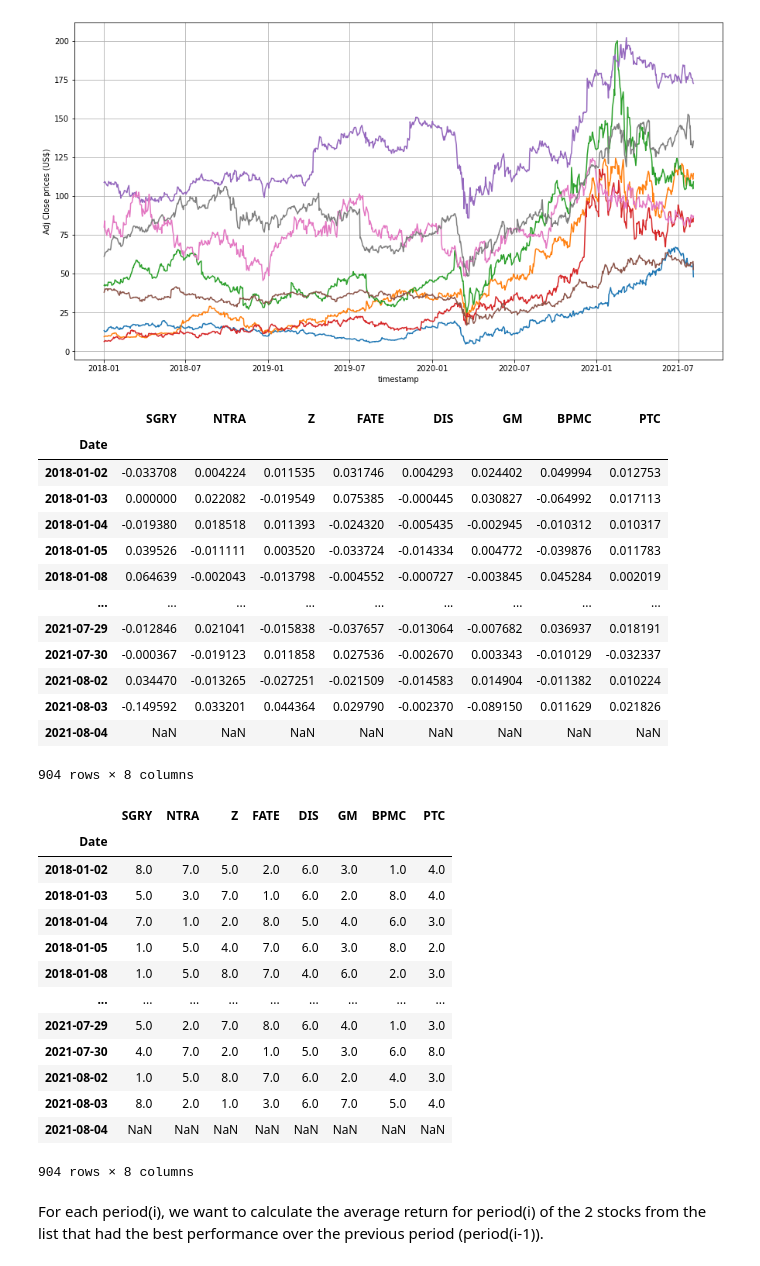
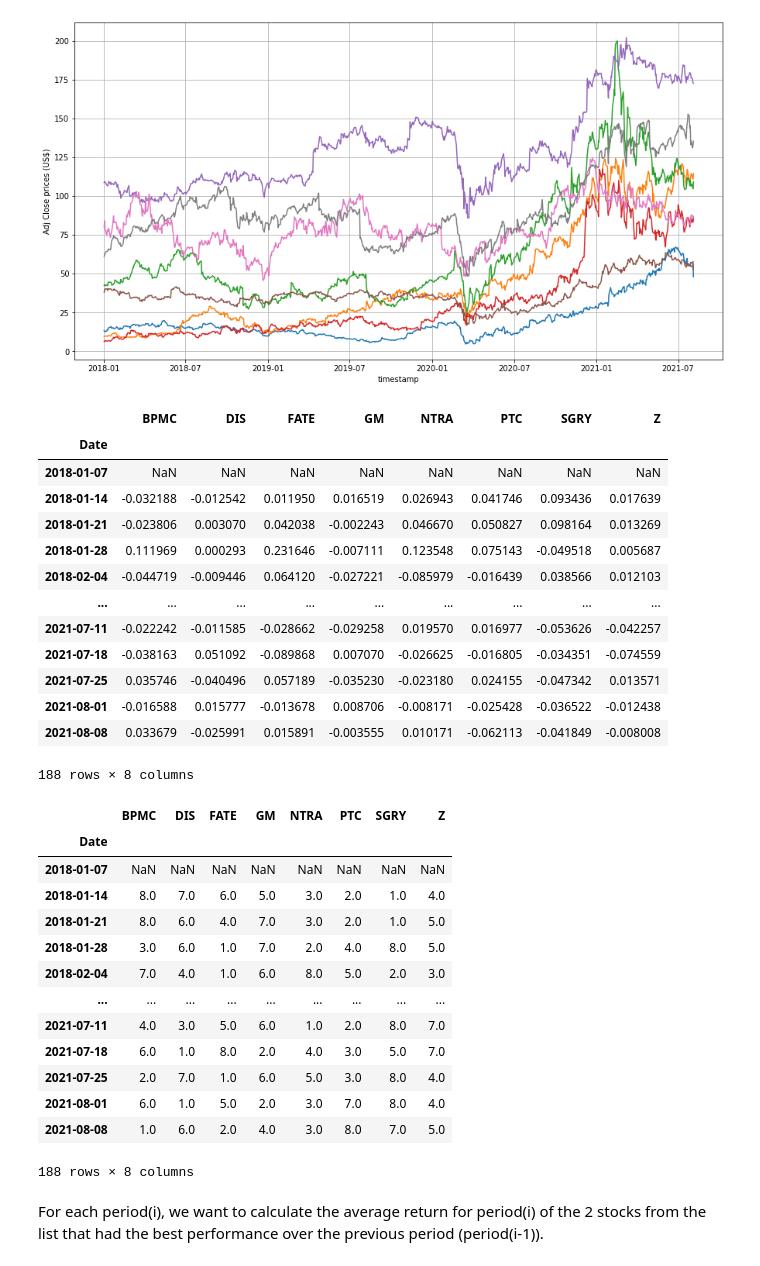
Before and after one commit to saritmaitra/Momentum_Trading, a Jupyter notebook: Weekly_Series_Momentum_Signal.ipynb, the cells around one changed output. Cells and saved outputs as stored; diff of their text form; code cells hidden in the pictures.

```diff
--- a/Weekly_Series_Momentum_Signal.ipynb
+++ b/Weekly_Series_Momentum_Signal.ipynb
@@ -48,42 +51,46 @@ plt.grid(True); plt.show()
 # %%
-returns = prices.copy()
-returns = returns.apply(lambda x: x.shift(-1)/x - 1, axis = 0)
-returns # sanity check
+# returns = prices.copy()
+weekly_returns = df['Adj Close'].resample('w').mean().pct_change()
+# prices.pct_change().resample('w').agg(lambda x: (x+1).prod() - 1)
+
+
+# returns.apply(lambda x: x.shift(-1)/x - 1, axis = 0)
+weekly_returns # sanity check
 # %% [output]
-|  | SGRY | NTRA | Z | FATE | DIS | GM | BPMC | PTC |
+|  | BPMC | DIS | FATE | GM | NTRA | PTC | SGRY | Z |
 | Date |  |  |  |  |  |  |  |  |
-| 2018-01-02 | -0.033708 | 0.004224 | 0.011535 | 0.031746 | 0.004293 | 0.024402 | 0.049994 | 0.012753 |
-| 2018-01-03 | 0.000000 | 0.022082 | -0.019549 | 0.075385 | -0.000445 | 0.030827 | -0.064992 | 0.017113 |
-| 2018-01-04 | -0.019380 | 0.018518 | 0.011393 | -0.024320 | -0.005435 | -0.002945 | -0.010312 | 0.010317 |
-| 2018-01-05 | 0.039526 | -0.011111 | 0.003520 | -0.033724 | -0.014334 | 0.004772 | -0.039876 | 0.011783 |
-| 2018-01-08 | 0.064639 | -0.002043 | -0.013798 | -0.004552 | -0.000727 | -0.003845 | 0.045284 | 0.002019 |
+| 2018-01-07 | NaN | NaN | NaN | NaN | NaN | NaN | NaN | NaN |
+| 2018-01-14 | -0.032188 | -0.012542 | 0.011950 | 0.016519 | 0.026943 | 0.041746 | 0.093436 | 0.017639 |
+| 2018-01-21 | -0.023806 | 0.003070 | 0.042038 | -0.002243 | 0.046670 | 0.050827 | 0.098164 | 0.013269 |
+| 2018-01-28 | 0.111969 | 0.000293 | 0.231646 | -0.007111 | 0.123548 | 0.075143 | -0.049518 | 0.005687 |
+| 2018-02-04 | -0.044719 | -0.009446 | 0.064120 | -0.027221 | -0.085979 | -0.016439 | 0.038566 | 0.012103 |
 | ... | ... | ... | ... | ... | ... | ... | ... | ... |
-| 2021-07-29 | -0.012846 | 0.021041 | -0.015838 | -0.037657 | -0.013064 | -0.007682 | 0.036937 | 0.018191 |
-| 2021-07-30 | -0.000367 | -0.019123 | 0.011858 | 0.027536 | -0.002670 | 0.003343 | -0.010129 | -0.032337 |
-| 2021-08-02 | 0.034470 | -0.013265 | -0.027251 | -0.021509 | -0.014583 | 0.014904 | -0.011382 | 0.010224 |
-| 2021-08-03 | -0.149592 | 0.033201 | 0.044364 | 0.029790 | -0.002370 | -0.089150 | 0.011629 | 0.021826 |
-| 2021-08-04 | NaN | NaN | NaN | NaN | NaN | NaN | NaN | NaN |
+| 2021-07-11 | -0.022242 | -0.011585 | -0.028662 | -0.029258 | 0.019570 | 0.016977 | -0.053626 | -0.042257 |
+| 2021-07-18 | -0.038163 | 0.051092 | -0.089868 | 0.007070 | -0.026625 | -0.016805 | -0.034351 | -0.074559 |
+| 2021-07-25 | 0.035746 | -0.040496 | 0.057189 | -0.035230 | -0.023180 | 0.024155 | -0.047342 | 0.013571 |
+| 2021-08-01 | -0.016588 | 0.015777 | -0.013678 | 0.008706 | -0.008171 | -0.025428 | -0.036522 | -0.012438 |
+| 2021-08-08 | 0.033679 | -0.025991 | 0.015891 | -0.003555 | 0.010171 | -0.062113 | -0.041849 | -0.008008 |
-904 rows × 8 columns
+188 rows × 8 columns
 # %%
 # ranking of the returns
-returns_rank = returns.rank(axis=1,method='average', numeric_only=True,
+returns_rank = weekly_returns.rank(axis=1,method='average', numeric_only=True,
                             na_option='keep', ascending=False, pct=False)
 returns_rank
 # %% [output]
-|  | SGRY | NTRA | Z | FATE | DIS | GM | BPMC | PTC |
+|  | BPMC | DIS | FATE | GM | NTRA | PTC | SGRY | Z |
 | Date |  |  |  |  |  |  |  |  |
-| 2018-01-02 | 8.0 | 7.0 | 5.0 | 2.0 | 6.0 | 3.0 | 1.0 | 4.0 |
-| 2018-01-03 | 5.0 | 3.0 | 7.0 | 1.0 | 6.0 | 2.0 | 8.0 | 4.0 |
-| 2018-01-04 | 7.0 | 1.0 | 2.0 | 8.0 | 5.0 | 4.0 | 6.0 | 3.0 |
-| 2018-01-05 | 1.0 | 5.0 | 4.0 | 7.0 | 6.0 | 3.0 | 8.0 | 2.0 |
-| 2018-01-08 | 1.0 | 5.0 | 8.0 | 7.0 | 4.0 | 6.0 | 2.0 | 3.0 |
+| 2018-01-07 | NaN | NaN | NaN | NaN | NaN | NaN | NaN | NaN |
+| 2018-01-14 | 8.0 | 7.0 | 6.0 | 5.0 | 3.0 | 2.0 | 1.0 | 4.0 |
+| 2018-01-21 | 8.0 | 6.0 | 4.0 | 7.0 | 3.0 | 2.0 | 1.0 | 5.0 |
+| 2018-01-28 | 3.0 | 6.0 | 1.0 | 7.0 | 2.0 | 4.0 | 8.0 | 5.0 |
+| 2018-02-04 | 7.0 | 4.0 | 1.0 | 6.0 | 8.0 | 5.0 | 2.0 | 3.0 |
 | ... | ... | ... | ... | ... | ... | ... | ... | ... |
-| 2021-07-29 | 5.0 | 2.0 | 7.0 | 8.0 | 6.0 | 4.0 | 1.0 | 3.0 |
-| 2021-07-30 | 4.0 | 7.0 | 2.0 | 1.0 | 5.0 | 3.0 | 6.0 | 8.0 |
-| 2021-08-02 | 1.0 | 5.0 | 8.0 | 7.0 | 6.0 | 2.0 | 4.0 | 3.0 |
-| 2021-08-03 | 8.0 | 2.0 | 1.0 | 3.0 | 6.0 | 7.0 | 5.0 | 4.0 |
-| 2021-08-04 | NaN | NaN | NaN | NaN | NaN | NaN | NaN | NaN |
+| 2021-07-11 | 4.0 | 3.0 | 5.0 | 6.0 | 1.0 | 2.0 | 8.0 | 7.0 |
+| 2021-07-18 | 6.0 | 1.0 | 8.0 | 2.0 | 4.0 | 3.0 | 5.0 | 7.0 |
+| 2021-07-25 | 2.0 | 7.0 | 1.0 | 6.0 | 5.0 | 3.0 | 8.0 | 4.0 |
+| 2021-08-01 | 6.0 | 1.0 | 5.0 | 2.0 | 3.0 | 7.0 | 8.0 | 4.0 |
+| 2021-08-08 | 1.0 | 6.0 | 2.0 | 4.0 | 3.0 | 8.0 | 7.0 | 5.0 |
-904 rows × 8 columns
+188 rows × 8 columns
 # %% [markdown]
 For each period(i), we want to calculate the average return for period(i) of the 2 stocks from the list that had the best performance over the previous period (period(i-1)).
 # %%
```
Also changed, not shown: parts of 13 cells of this notebook.
